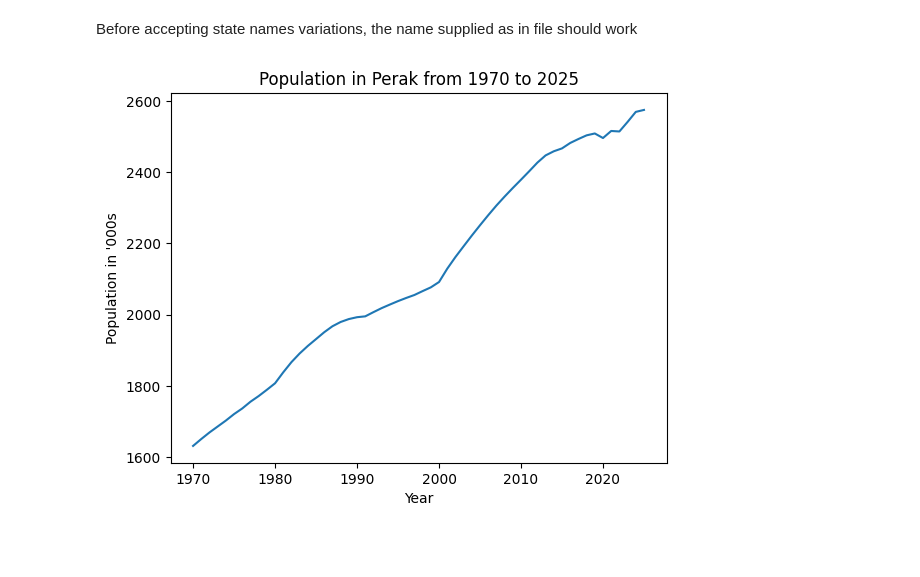
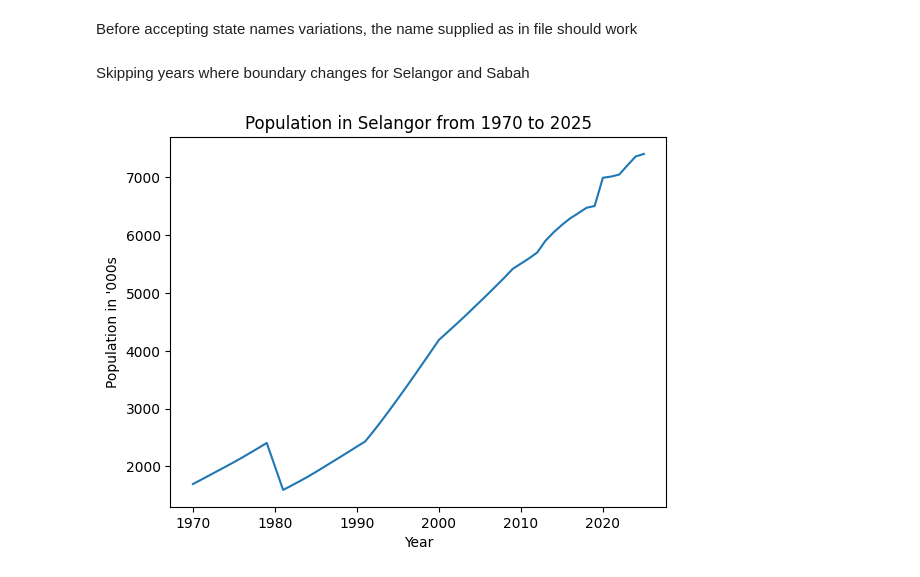
Before and after one commit to JSik01/population_malaysia_data_analysis, a Jupyter notebook: population_one_state_overall_plot.ipynb, the cells around one changed output. Saved outputs shown, nothing was run; the diff lists cells and outputs as text; code cells hidden in the pictures; blank space fills up the shorter version.

Commit message:
Modifed population logic to consider boundary changes

```diff
--- a/population_one_state_overall_plot.ipynb
+++ b/population_one_state_overall_plot.ipynb
@@ -69,28 +69,52 @@ ax.set(xlabel= "Year", ylabel= "Population in '000s", title= "Population in Joho
 [figure]
 # %% [markdown]
 Before accepting state names variations, the name supplied as in file should work
+# %% [markdown]
+Skipping years where boundary changes for Selangor and Sabah
 # %%
 population_data = population_data[(population_data["age"] == "overall") &
                                           (population_data["ethnicity"] == "overall") &
                                           (population_data["sex"] == "both")]
 population_data["year"] = pd.to_datetime(population_data["date"]).dt.year
 
-def filter_population_state_year(state, start_year = None):
+BOUNDARY_CHANGES = {
+    "Selangor": [1980, 2010],
+    "Sabah": [1991]
+}
+
+def remove_boundary_years(df, state):
+    years_to_drop = BOUNDARY_CHANGES.get(state, [])
+    return df[~df["year"].isin(years_to_drop)]
+
+def filter_population_state_year(state, start_year=None):
+    state = state.strip().title()
+
     if start_year is not None:
-        return population_data[(population_data["state"] == state) & (population_data["year"] >= start_year)].copy()
-    else:
-        return population_data[population_data["state"] == state].copy()
+        return population_data[
+            (population_data["state"] == state) &
+            (population_data["year"] >= start_year)
+        ].copy()
+
+    return population_data[population_data["state"] == state].copy()
+
+def plot_overall_population(state, start_year = None):
+    df = filter_population_state_year(state, start_year)
+    df = remove_boundary_years(df, state)
+    fig, ax = plt.subplots()
+    ax.plot("year", "population", data = df)
+
+    if start_year in BOUNDARY_CHANGES.get(state, []):
+        start_year += 1
+
+    first_year = df["year"].min()
+
+    ax.set(
+        xlabel="Year",
+        ylabel="Population in '000s",
+        title=f"Population in {state} from {first_year} to 2025"
+    )
 
 
-def plot_overall_population(state, start_year = None):
-    fig, ax = plt.subplots()
-    ax.plot("year", "population", data = filter_population_state_year(state, start_year))
-
-    if start_year is not None and start_year >= 1970:
-            ax.set(xlabel= "Year", ylabel= "Population in '000s", title= f"Population in {state} from {start_year} to 2025")
-    else:
-        ax.set(xlabel= "Year", ylabel= "Population in '000s", title= f"Population in {state} from 1970 to 2025")
-
-plot_overall_population("Perak", 1960)
+plot_overall_population("Selangor")
 # %% [output]
-[figure, old version]
+[figure, new version]
```
